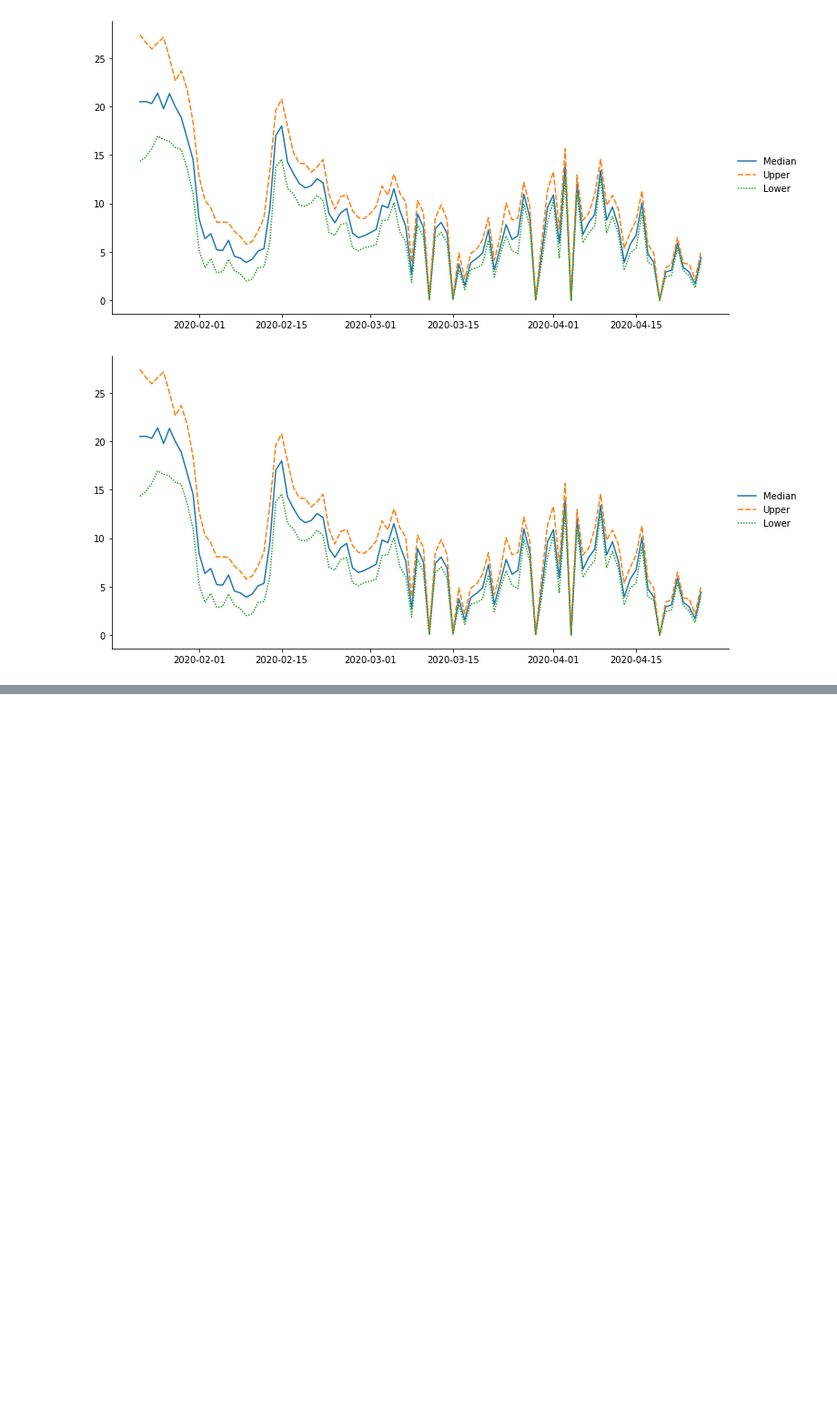
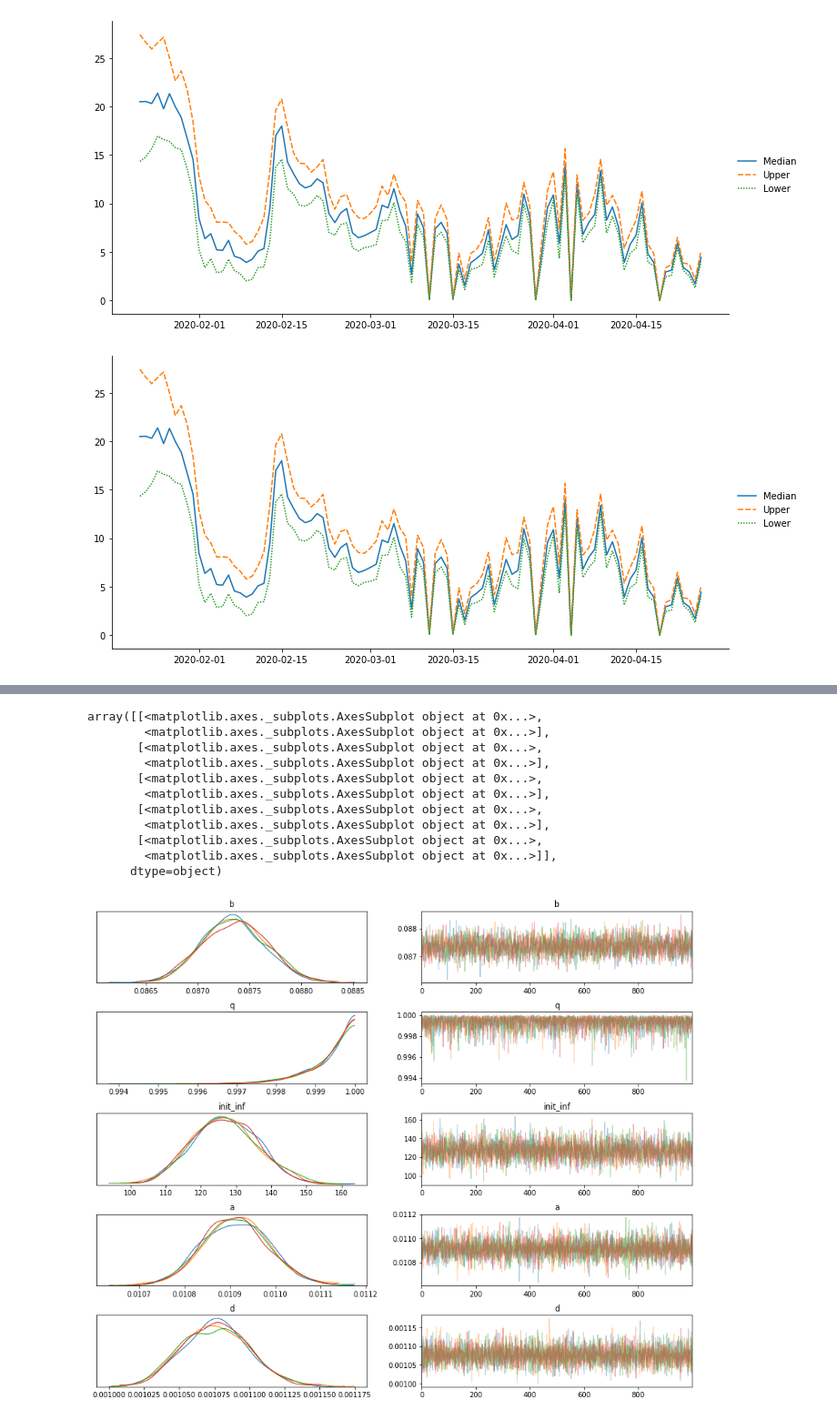
Before and after one commit to yoriyuki/BayesianCOVID19, a Jupyter notebook: notebook/BayesianCOVID19.ipynb, the cells around one changed output, grey strips where cells are left out. Shown at 91% size. Drawn from its saved outputs; the diff is of its cells as text; code cells hidden in the pictures; blank space fills up the shorter version.

```diff
--- a/notebook/BayesianCOVID19.ipynb
+++ b/notebook/BayesianCOVID19.ipynb
@@ -438,3 +438,24 @@ R = pd.DataFrame(np.array([(b_e[i].values / (a.iloc[i].values + d.iloc[i].values
 draw(R)
 # %% [output]
 [figure]
+# %%
+from scipy.stats import poisson
+def simulate_const(b, q, init_inf, a, d, index):
+    C = init_inf
+    R = 0
+    D = 0
+    C_obs = [int(init_inf*q)]
+    R_obs = [0]
+    D_obs = [0]
+    for t in index:
+        I = C - R
+        NI = poisson.rvs(b*I*(1-C/P))
+        NR = poisson.rvs(a*I)
+        ND = poisson.rvs(d*I)
+        C = C+NI
+        C_obs.append(int(C_obs[-1]+poisson.rvs(q*NI)))
+        R_obs.append(int(R_obs[-1]+poisson.rvs(a*(C_obs[-1]-R_obs[-1]-D_obs[-1]))))
+        D_obs.append(int(D_obs[-1]+poisson.rvs(d*(C_obs[-1]-R_obs[-1]-D_obs[-1]))))
+    return {'C0':np.array(C_obs), 'R0':np.array(R_obs), 'D0':np.array(D_obs), 'T':C0.shape[0], 'T0':0, 'P':P}
+# %%
+data_sim = simulate_const(0.07, 100, 0.2, 0.01, 0.001, index)
@@ -440,0 +482,5 @@ draw(R)
+# %%
+# Train the model and generate samples
+inits = 'random'
+fit_sim_const = sm_const.sampling(data=data_sim, iter=iteration, init=inits)
+inf_sim_const = az.from_pystan(fit_sim_const, log_likelihood='log_lik')
@@ -440,0 +490,15 @@ draw(R)
+# %%
+az.plot_trace(inf_sim_const, var_names=['b', 'q', 'init_inf', 'a', 'd'])
+# %% [output]
+array([[<matplotlib.axes._subplots.AxesSubplot object at 0x...>,
+        <matplotlib.axes._subplots.AxesSubplot object at 0x...>],
+       [<matplotlib.axes._subplots.AxesSubplot object at 0x...>,
+        <matplotlib.axes._subplots.AxesSubplot object at 0x...>],
+       [<matplotlib.axes._subplots.AxesSubplot object at 0x...>,
+        <matplotlib.axes._subplots.AxesSubplot object at 0x...>],
+       [<matplotlib.axes._subplots.AxesSubplot object at 0x...>,
+        <matplotlib.axes._subplots.AxesSubplot object at 0x...>],
+       [<matplotlib.axes._subplots.AxesSubplot object at 0x...>,
+        <matplotlib.axes._subplots.AxesSubplot object at 0x...>]],
+      dtype=object)
+[figure, added]
```
Also changed, not shown: parts of 16 cells of this notebook.
